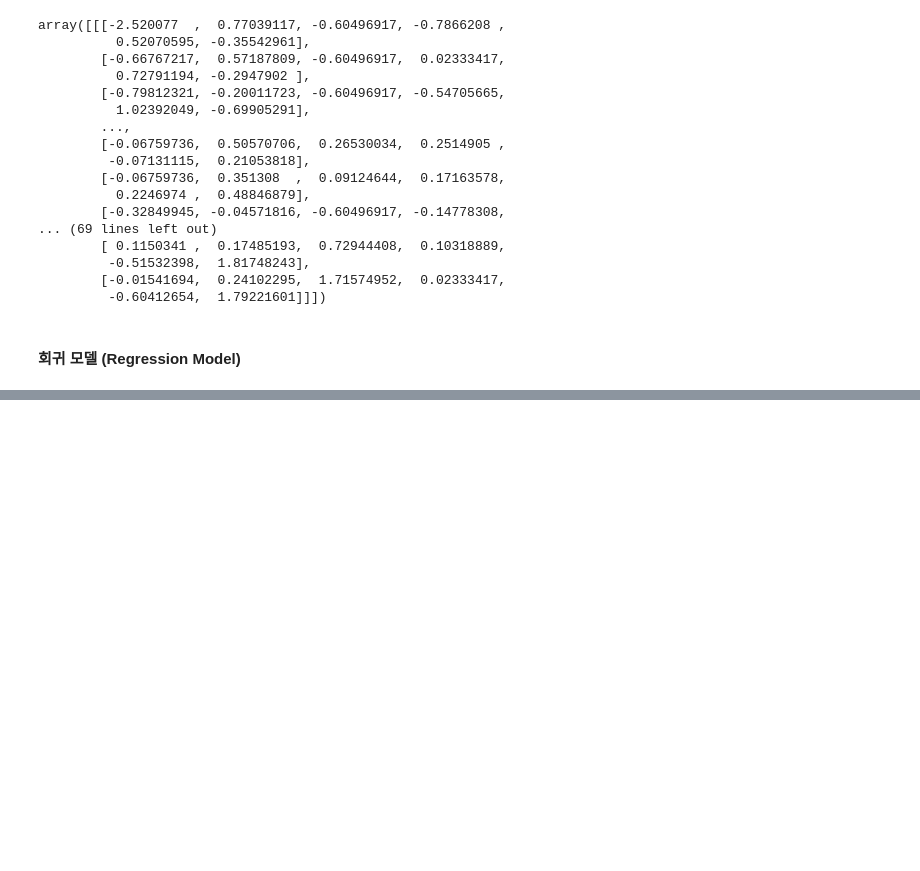
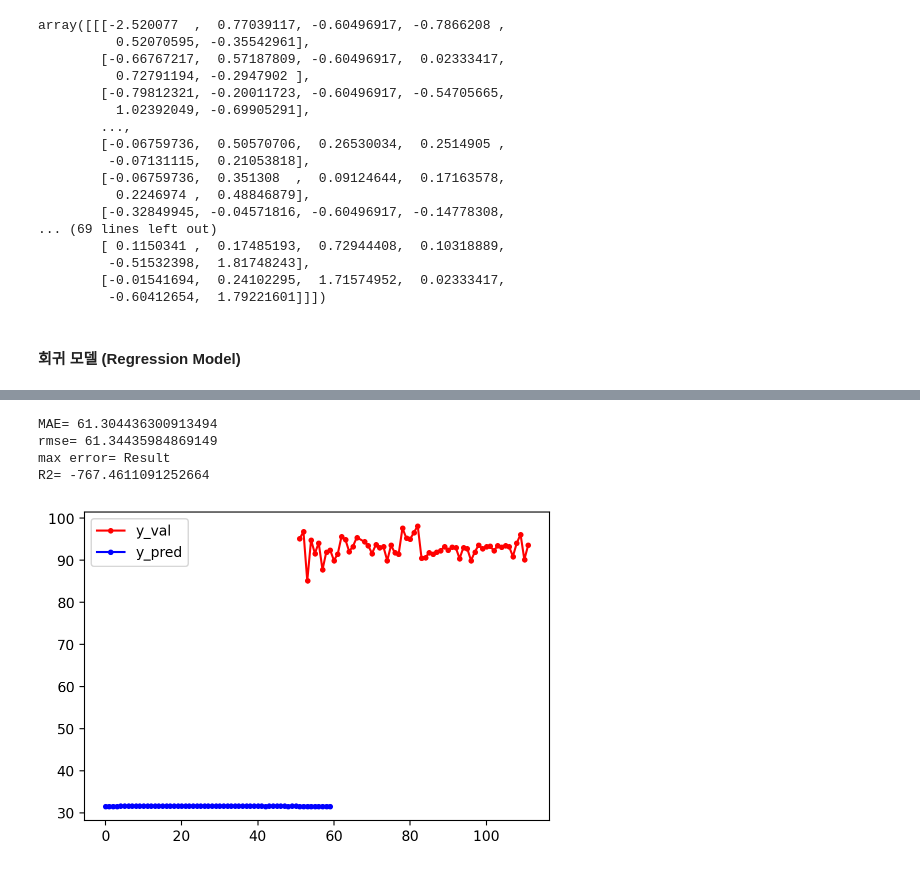
Before and after one commit to imbiotech/skbtML, a Jupyter notebook: k_pda_gmp_w_s.ipynb, the cells around one changed output, grey strips where cells are left out. Drawn from its saved outputs; the diff is of its cells as text; code cells hidden in the pictures; blank space fills up the shorter version.

Commit message:
imageupdate

```diff
--- a/k_pda_gmp_w_s.ipynb
+++ b/k_pda_gmp_w_s.ipynb
@@ -1090,0 +1066,5 @@ array([[84.87, 92.33, 90.49, ..., 92.12, 92.92, 95.28],
+# %%
+# 훈련 결과 (ipc_df_trn["Result"])로 output sequence를 생성
+label = ["Result"]
+label_array = ipc_df_trn[label][n_steps:]
+label_array.shape
@@ -1090,0 +1073,16 @@ array([[84.87, 92.33, 90.49, ..., 92.12, 92.92, 95.28],
+# %%
+import keras
+from keras import Sequential
+from keras.layers import Dropout, LSTM, Dense, Activation
+
+nb_features = seq_array.shape[2]
+nb_out = label_array.shape[1]
+
+model = Sequential()
+
+model.add(LSTM(
+         input_shape=(n_steps, nb_features), # 스텝 수, 특성 수
+         units=100))                          # 셀의 수
+
+model.add(Dense(1)) # 1
+model.add(Activation("linear"))
@@ -1090,0 +1107,7 @@ array([[84.87, 92.33, 90.49, ..., 92.12, 92.92, 95.28],
+# %%
+model.compile(loss='mean_squared_error', optimizer='rmsprop',metrics=['mse'])
+
+history = model.fit(seq_array, label_array, epochs=100, batch_size=50, validation_split=0.1, verbose=2,
+          callbacks = [keras.callbacks.EarlyStopping(monitor='val_loss', min_delta=0, patience=3, verbose=0, mode='min')])
+
+print(history.history.keys())
@@ -1090,0 +1132,2 @@ array([[84.87, 92.33, 90.49, ..., 92.12, 92.92, 95.28],
+# %%
+y_pred = model.predict(seq_array,verbose=1, batch_size=50)
@@ -1090,0 +1136,8 @@ array([[84.87, 92.33, 90.49, ..., 92.12, 92.92, 95.28],
+# %%
+show_regression_result(label_array, y_pred,1000)
+# %% [output]
+MAE= 61.304436300913494
+rmse= 61.34435984869149
+max error= Result
+R2= -767.4611091252664
+[figure, added]
```
Also changed, not shown: parts of 8 cells of this notebook, 1 other file.
